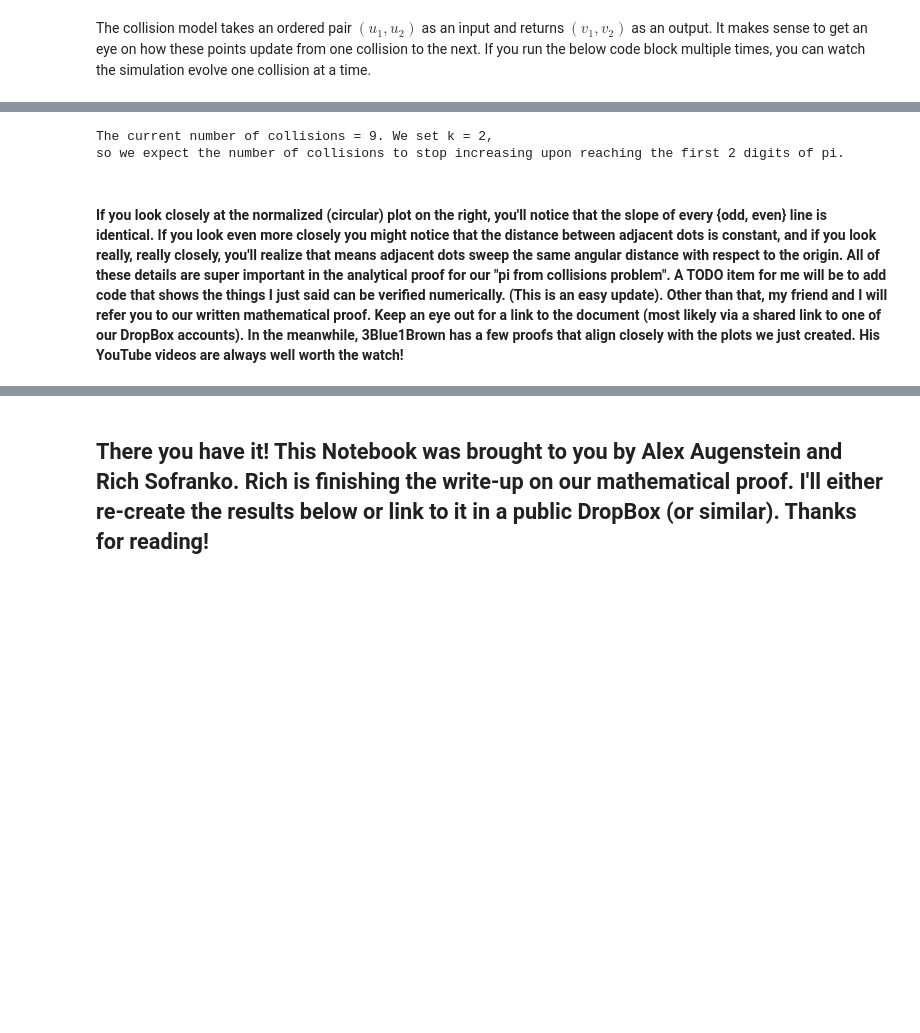
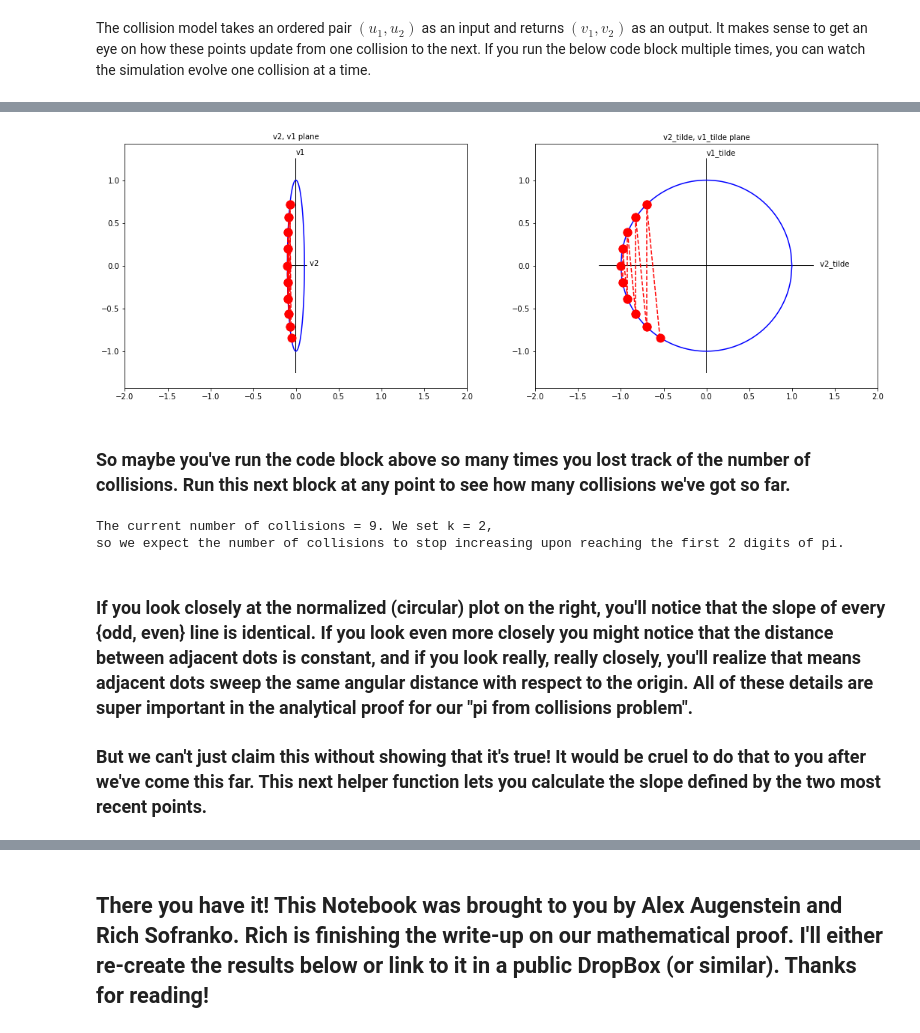
Before and after one commit to asa55/PiBlocks, a Jupyter notebook: index.ipynb, the cells around one changed output, grey strips where cells are left out. Saved outputs shown, nothing was run; the diff lists cells and outputs as text; code cells hidden in the pictures; blank space fills up the shorter version.

```diff
--- a/index.ipynb
+++ b/index.ipynb
@@ -163 +276,9 @@ fig
+# %%
+# run this block multiple times to see the effects on the plot
+sim.step_sim()
+sim.fig
+# %% [output]
+[figure, added]
+# %% [markdown]
+### So maybe you've run the code block above so many times you lost track of the number of collisions. Run this next block at any point to see how many collisions we've got so far.
 # %%
@@ -167,4 +288,5 @@ print("The current number of collisions = " + str(collisions) + ". We set k = "
 The current number of collisions = 9. We set k = 2,
 so we expect the number of collisions to stop increasing upon reaching the first 2 digits of pi.
 # %% [markdown]
-#### If you look closely at the normalized (circular) plot on the right, you'll notice that the slope of every {odd, even} line is identical. If you look even more closely you might notice that the distance between adjacent dots is constant, and if you look really, really closely, you'll realize that means adjacent dots sweep the same angular distance with respect to the origin. All of these details are super important in the analytical proof for our "pi from collisions problem". A TODO item for me will be to add code that shows the things I just said can be verified numerically. (This is an easy update). Other than that, my friend and I will refer you to our written mathematical proof. Keep an eye out for a link to the document (most likely via a shared link to one of our DropBox accounts). In the meanwhile, 3Blue1Brown has a few proofs that align closely with the plots we just created. His YouTube videos are always well worth the watch!
+### If you look closely at the normalized (circular) plot on the right, you'll notice that the slope of every {odd, even} line is identical. If you look even more closely you might notice that the distance between adjacent dots is constant, and if you look really, really closely, you'll realize that means adjacent dots sweep the same angular distance with respect to the origin. All of these details are super important in the analytical proof for our "pi from collisions problem".
+### But we can't just claim this without showing that it's true! It would be cruel to do that to you after we've come this far. This next helper function lets you calculate the slope defined by the two most recent points.
```
Also changed, not shown: parts of 40 cells of this notebook.
